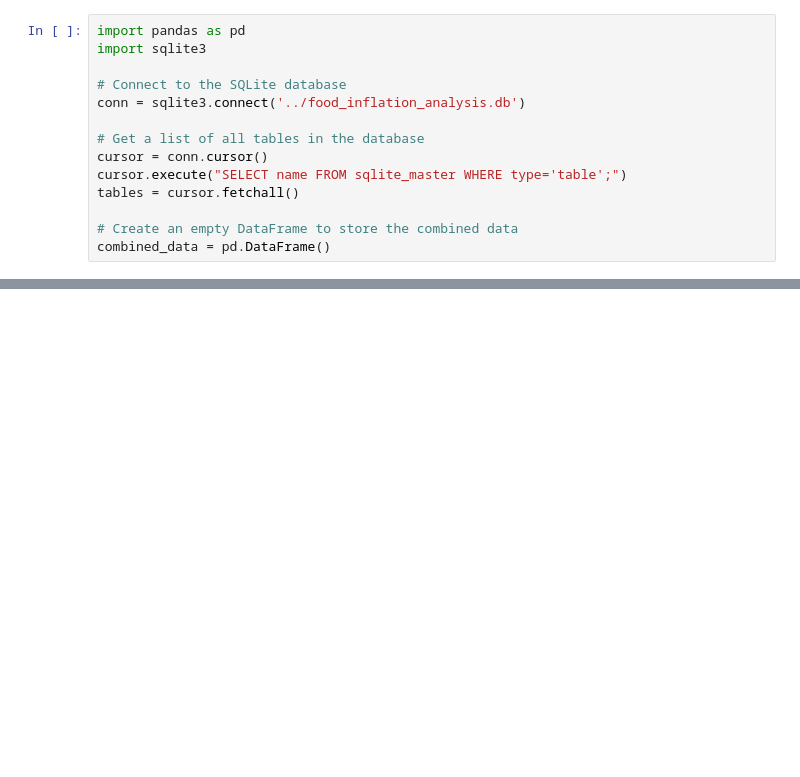
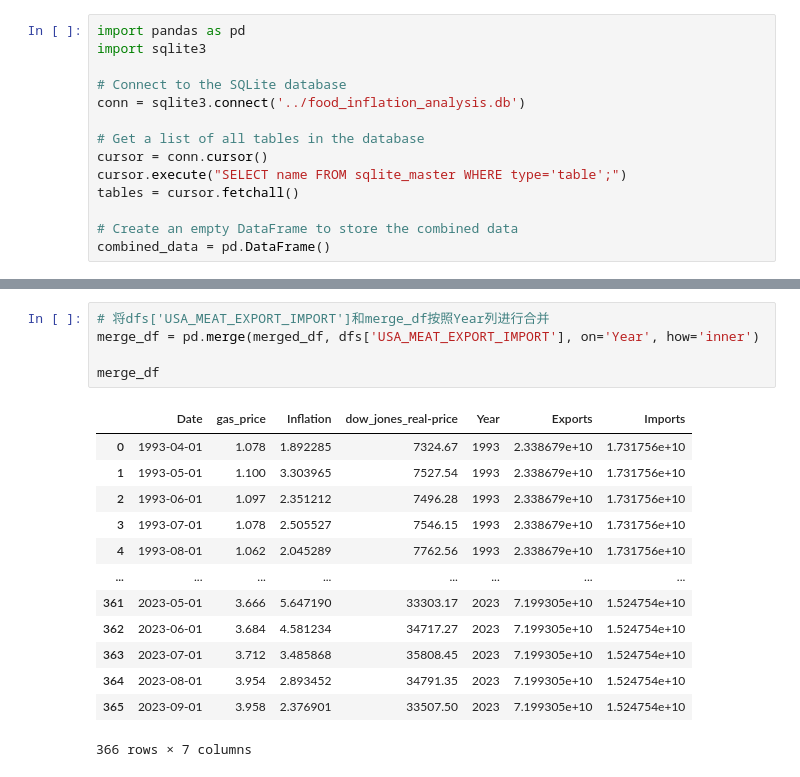
Before and after one commit to mkeohane01/food_inflation_analysis, a Jupyter notebook: src/create_dataset.ipynb, the cells around one changed output, grey strips where cells are left out. Drawn from its saved outputs; the diff is of its cells as text; blank space fills up the shorter version.

```diff
--- a/src/create_dataset.ipynb
+++ b/src/create_dataset.ipynb
@@ -78,0 +117,19 @@ combined_data
+# %%
+# 将dfs['USA_MEAT_EXPORT_IMPORT']和merge_df按照Year列进行合并
+merge_df = pd.merge(merged_df, dfs['USA_MEAT_EXPORT_IMPORT'], on='Year', how='inner')
+
+merge_df
+# %% [output]
+|  | Date | gas_price | Inflation | dow_jones_real-price | Year | Exports | Imports |
+| 0 | 1993-04-01 | 1.078 | 1.892285 | 7324.67 | 1993 | 2.338679e+10 | 1.731756e+10 |
+| 1 | 1993-05-01 | 1.100 | 3.303965 | 7527.54 | 1993 | 2.338679e+10 | 1.731756e+10 |
+| 2 | 1993-06-01 | 1.097 | 2.351212 | 7496.28 | 1993 | 2.338679e+10 | 1.731756e+10 |
+| 3 | 1993-07-01 | 1.078 | 2.505527 | 7546.15 | 1993 | 2.338679e+10 | 1.731756e+10 |
+| 4 | 1993-08-01 | 1.062 | 2.045289 | 7762.56 | 1993 | 2.338679e+10 | 1.731756e+10 |
+| ... | ... | ... | ... | ... | ... | ... | ... |
+| 361 | 2023-05-01 | 3.666 | 5.647190 | 33303.17 | 2023 | 7.199305e+10 | 1.524754e+10 |
+| 362 | 2023-06-01 | 3.684 | 4.581234 | 34717.27 | 2023 | 7.199305e+10 | 1.524754e+10 |
+| 363 | 2023-07-01 | 3.712 | 3.485868 | 35808.45 | 2023 | 7.199305e+10 | 1.524754e+10 |
+| 364 | 2023-08-01 | 3.954 | 2.893452 | 34791.35 | 2023 | 7.199305e+10 | 1.524754e+10 |
+| 365 | 2023-09-01 | 3.958 | 2.376901 | 33507.50 | 2023 | 7.199305e+10 | 1.524754e+10 |
+366 rows × 7 columns
```
Also changed, not shown: parts of 17 cells of this notebook.
